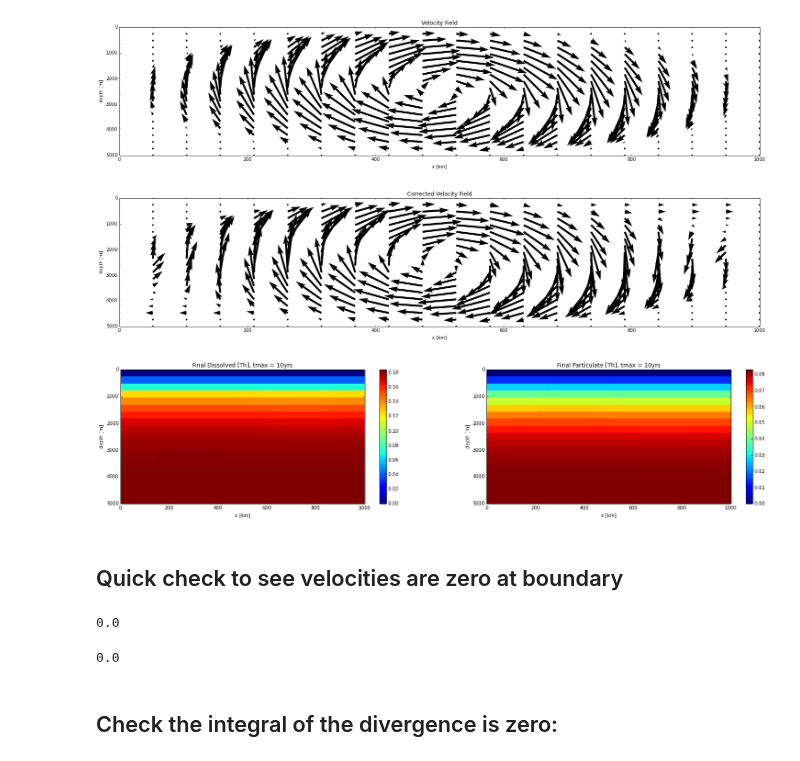
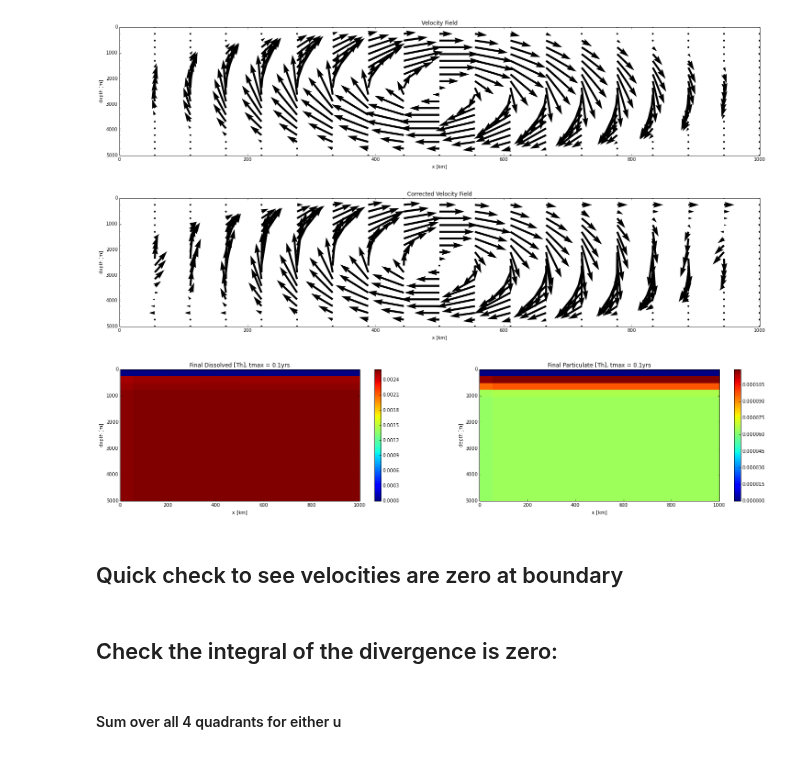
Before and after one commit to UBC-MOAD/pa-th-simple, a Jupyter notebook: prelim-model/Testbook.ipynb, the cells around one changed output. Saved outputs shown, nothing was run; the diff lists cells and outputs as text; code cells hidden in the pictures.

```diff
--- a/prelim-model/Testbook.ipynb
+++ b/prelim-model/Testbook.ipynb
@@ -11,7 +11,7 @@ import profile_plots as pp
 # %%
 # setup function adflow for Th
 reload(ThPa2D)
-tmax = (0, 1, 2, 3, 5, 10)
+tmax = (0, 0.01, 2, 3, 5, 10)
 t = tmax[0]
 T = tmax[1]
 V = 0.02/1000*365.*86400.
@@ -20,51 +20,49 @@ xmax = 1e6
 zmin = 0
 zmax = 5e3
 nz = 20
-nx = 20
+nx = 19
 ng = 1
 g = ThPa2D.FDgrid(nx, nz, ng)
 h = ThPa2D.FDgrid(nx, nz, ng)
 
 # chemistry
 k_ad, k_de, Q = ThPa2D.k_sorp('Th', xmin, xmax, zmin, zmax, nx, nz)
 
 # initial profile
 init = ThPa2D.plot_init(g, h, xmin, xmax, zmin, zmax, nx, nz, 'Th')
 pylab.close('all')
 
 # velocity
 u, flowfig = ThPa2D.u_simple(xmin, xmax, zmin, zmax, nx, nz, V)
 u, flowfig = ThPa2D.u_simple_c(u, xmin, xmax, zmin, zmax, nx, nz)
 
 # Th loop
 g, h = ThPa2D.adflow(g, h, t, T, u, k_ad, k_de, Q, ThPa2D.upwind)
 
 #plot results
 meshTh = ThPa2D.plotprof(g, h, xmin, xmax, zmin, zmax, nx, nz, T, 'Th')
 
 # store results
 DTh1vel = {}
 PTh1vel = {}
 DTh1vel['1tmax'] = g.a
 PTh1vel['1tmax'] = h.a
 # %% [output]
-[figure, old version]
+[figure, new version]
-[figure, old version]
+[figure, new version]
-[figure, old version]
+[figure, new version]
 # %% [markdown]
 ## Quick check to see velocities are zero at boundary
 # %%
 ux = u[:,:,1]
-numpy.sum(abs(ux[0, :])+ abs(ux[nz-1,:]) + abs(ux[:, 0]) + abs(ux[:, nx-1]))
+#numpy.sum(abs(ux[0, :])+ abs(ux[nz-1,:]) + abs(ux[:, 0]) + abs(ux[:, nx-1]))
-# %% [output]
-0.0
 # %%
 uz = u[:,:,0]
-numpy.sum(abs(uz[0, :])+ abs(uz[nz-1,:]) + abs(uz[:, 0]) + abs(uz[:, nx-1]))
+#numpy.sum(abs(uz[0, :])+ abs(uz[nz-1,:]) + abs(uz[:, 0]) + abs(uz[:, nx-1]))
-# %% [output]
-0.0
 # %% [markdown]
 ## Check the integral of the divergence is zero:
+# %% [markdown]
+#### Sum over all 4 quadrants for either u
 # %%
 # define upstream
 p_upz = numpy.sign(uz)*0.5*( numpy.sign(uz) - 1)
```
Also changed, not shown: parts of 3 cells of this notebook.
